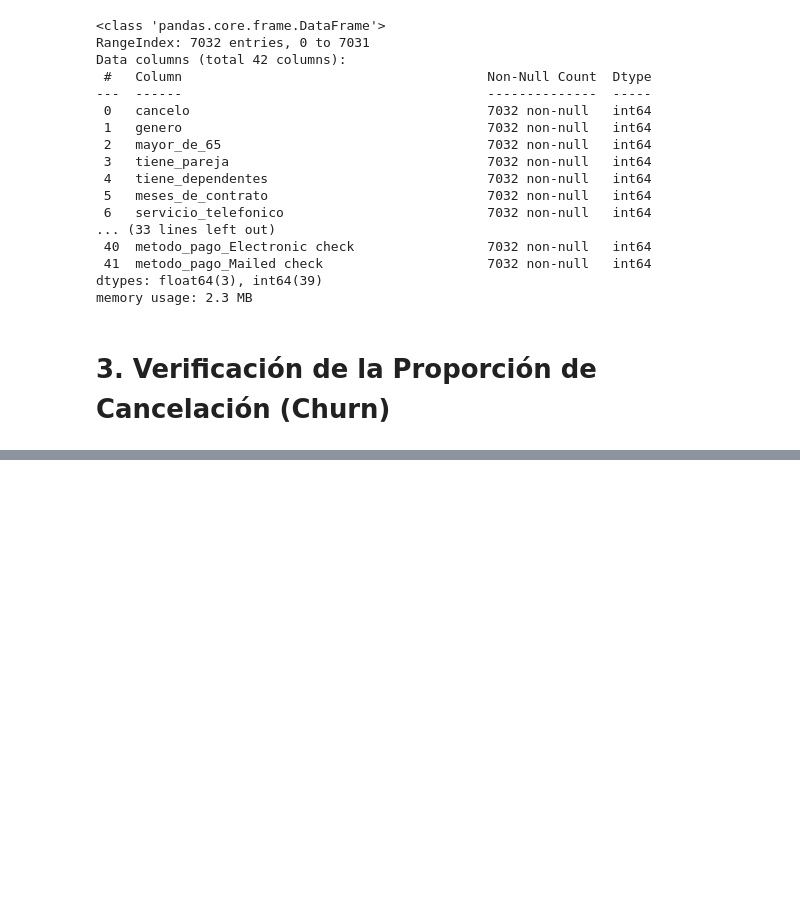
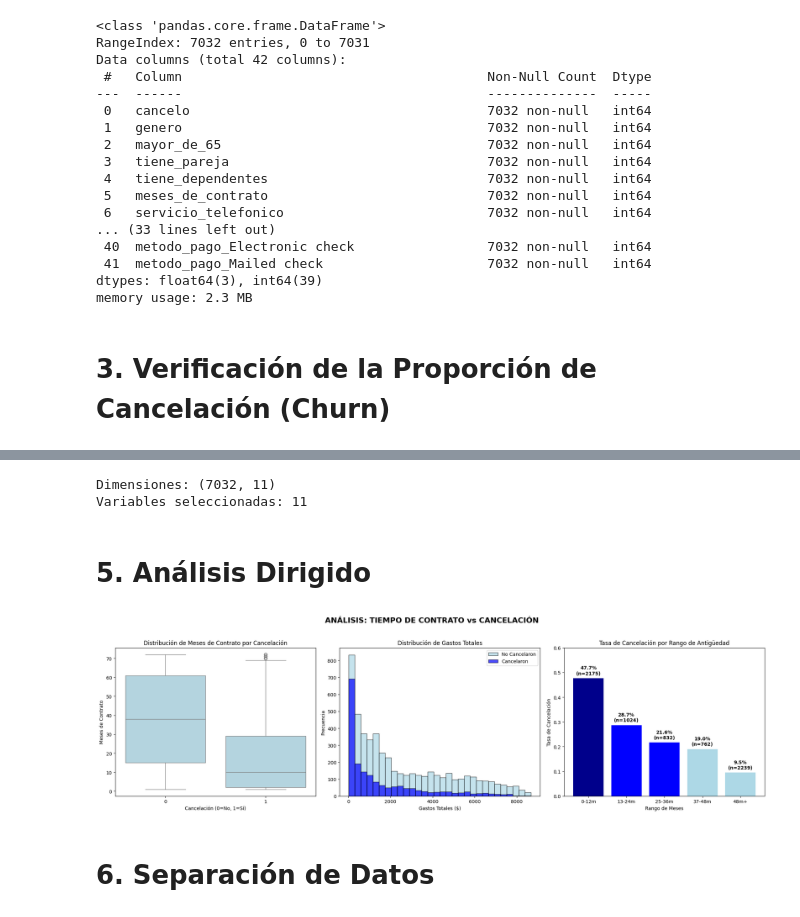
Before and after one commit to Monica-Restrepo/Desafio_3_TelecomX2, a Jupyter notebook: Desafio_3_TelecomX2.ipynb, the cells around one changed output, grey strips where cells are left out. Cells and saved outputs as stored; diff of their text form; code cells hidden in the pictures; blank space fills up the shorter version.

```diff
--- a/Desafio_3_TelecomX2.ipynb
+++ b/Desafio_3_TelecomX2.ipynb
@@ -81,0 +177,27 @@ memory usage: 2.3 MB
+# %%
+# Variables más importantes basadas en el análisis de correlación
+selected_features = [
+    'tipo_contrato_Month-to-month',     # 0.40 - La más importante
+    'seguridad_en_linea_No',            # 0.34
+    'soporte_tecnico_No',               # 0.34
+    'servicio_internet_Fiber optic',    # 0.31
+    'metodo_pago_Electronic check',     # 0.30
+    'Soporte_en_linea_No',              # 0.27
+    'proteccion_dispositivos_No',       # 0.25
+    'cuentas_diarias',                  # 0.19
+    'gastos_mensuales',                 # 0.19
+    'facturas_electronicas',            # 0.19
+    'meses_de_contrato'                 # -0.35 (importante negativa)
+]
+
+# Crear datasets
+X = df[selected_features]
+y = df['cancelo']
+
+print(f"Dimensiones: {X.shape}")
+print(f"Variables seleccionadas: {len(selected_features)}")
+# %% [output]
+Dimensiones: (7032, 11)
+Variables seleccionadas: 11
+# %% [markdown]
+# 5. Análisis Dirigido
@@ -81,0 +208,40 @@ memory usage: 2.3 MB
+# %%
+fig, axes = plt.subplots(1, 3, figsize=(20, 6))
+fig.suptitle('ANÁLISIS: TIEMPO DE CONTRATO vs CANCELACIÓN', fontsize=16, fontweight='bold')
+
+# 1. Boxplot - Distribución de meses por cancelación
+sns.boxplot(data=df, x='cancelo', y='meses_de_contrato', ax=axes[0], color='lightblue')
+axes[0].set_title('Distribución de Meses de Contrato por Cancelación')
+axes[0].set_xlabel('Cancelación (0=No, 1=Sí)')
+axes[0].set_ylabel('Meses de Contrato')
+
+# 2. Histograma por cancelación
+for cancel, label, color in [(0, 'No Cancelaron', 'lightblue'), (1, 'Cancelaron', 'blue')]:
+    data_subset = df[df['cancelo'] == cancel]['gastos_totales']
+    axes[1].hist(data_subset, bins=30, alpha=0.7, label=label, color=color, edgecolor='black')
+
+axes[1].set_title('Distribución de Gastos Totales')
+axes[1].set_xlabel('Gastos Totales ($)')
+axes[1].set_ylabel('Frecuencia')
+axes[1].legend()
+
+# 3. Gráfico de barras - Tasa de churn por rango
+bars = axes[2].bar(churn_by_range['Rango_Meses'], churn_by_range['Tasa_Churn'],
+                   color=['darkblue' if x > 0.3 else 'blue' if x > 0.2 else 'lightblue'
+                          for x in churn_by_range['Tasa_Churn']])
+axes[2].set_title('Tasa de Cancelación por Rango de Antigüedad')
+axes[2].set_xlabel('Rango de Meses')
+axes[2].set_ylabel('Tasa de Cancelación')
+axes[2].set_ylim(0, 0.6)
+
+# Etiquetas encima de las barras
+for i, (bar, rate, total) in enumerate(zip(bars, churn_by_range['Tasa_Churn'], churn_by_range['Total_Clientes'])):
+    axes[2].text(bar.get_x() + bar.get_width()/2, bar.get_height() + 0.01,
+                 f'{rate:.1%}\n(n={total})', ha='center', va='bottom', fontweight='bold')
+
+plt.tight_layout(rect=[0, 0, 1, 0.95])
+plt.show()
+# %% [output]
+[figure, added]
+# %% [markdown]
+# 6. Separación de Datos
```
Also changed, not shown: parts of 21 cells of this notebook.
